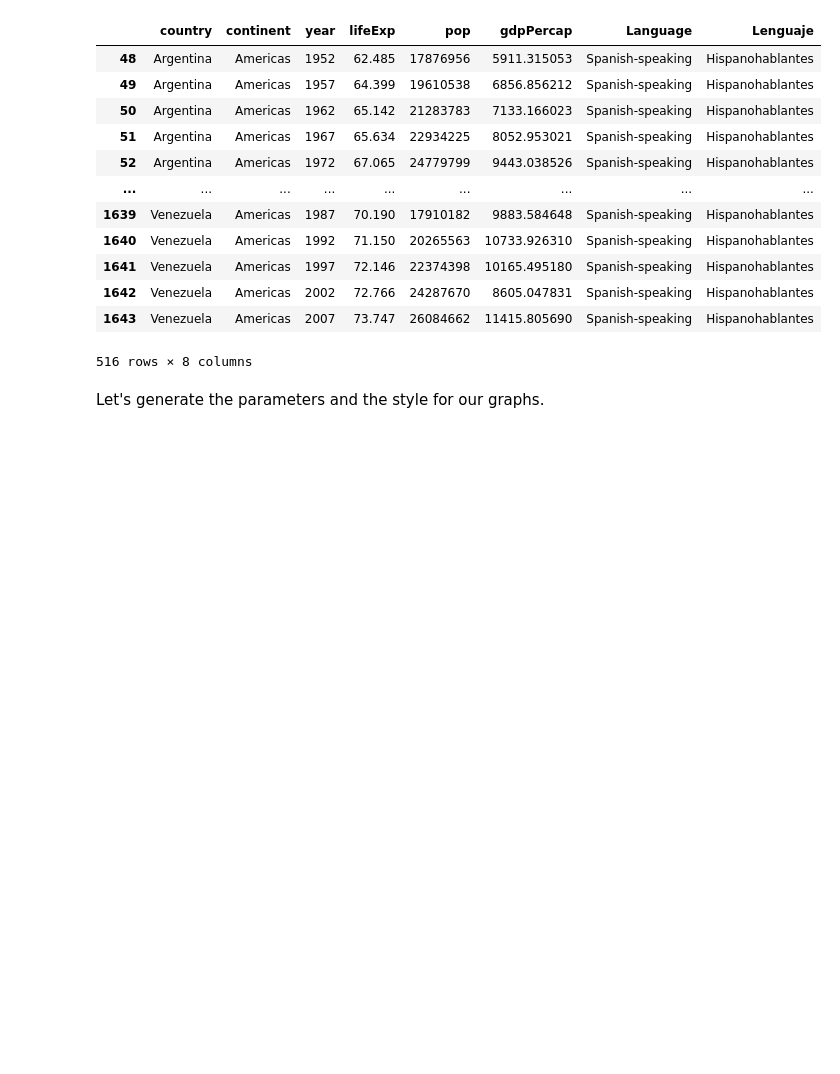
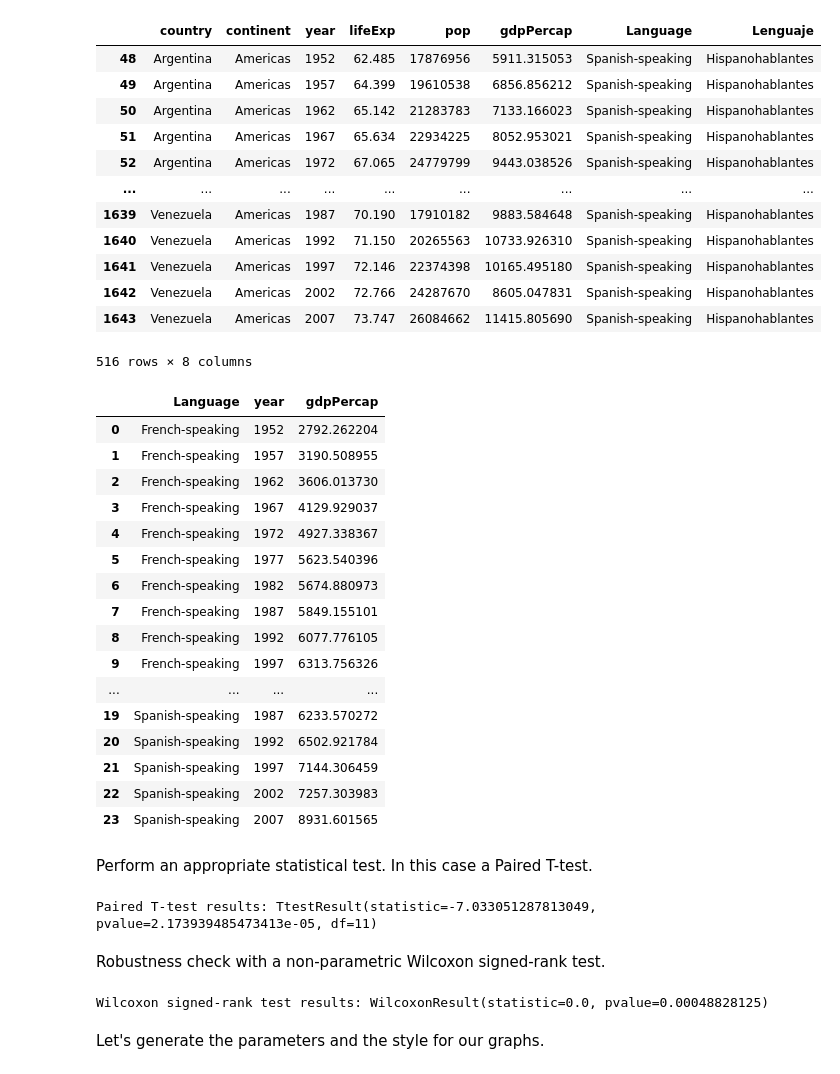
Before and after one commit to felipevalencla/spanish-language-poor, a Jupyter notebook: spanish_french_GDP.ipynb, the cells around one changed output. Saved outputs shown, nothing was run; the diff lists cells and outputs as text; code cells hidden in the pictures; blank space fills up the shorter version.

Commit message:
add paired test

```diff
--- a/spanish_french_GDP.ipynb
+++ b/spanish_french_GDP.ipynb
@@ -126,6 +126,51 @@ filtered_df
 | 1642 | Venezuela | Americas | 2002 | 72.766 | 24287670 | 8605.047831 | Spanish-speaking | Hispanohablantes |
 | 1643 | Venezuela | Americas | 2007 | 73.747 | 26084662 | 11415.805690 | Spanish-speaking | Hispanohablantes |
 516 rows × 8 columns
+# %%
+filtered_agg_df = filtered_df.groupby(['Language', 'year'])['gdpPercap'].mean().reset_index()
+filtered_agg_df
+# %% [output]
+|  | Language | year | gdpPercap |
+| 0 | French-speaking | 1952 | 2792.262204 |
+| 1 | French-speaking | 1957 | 3190.508955 |
+| 2 | French-speaking | 1962 | 3606.013730 |
+| 3 | French-speaking | 1967 | 4129.929037 |
+| 4 | French-speaking | 1972 | 4927.338367 |
+| 5 | French-speaking | 1977 | 5623.540396 |
+| 6 | French-speaking | 1982 | 5674.880973 |
+| 7 | French-speaking | 1987 | 5849.155101 |
+| 8 | French-speaking | 1992 | 6077.776105 |
+| 9 | French-speaking | 1997 | 6313.756326 |
+| ... | ... | ... | ... |
+| 19 | Spanish-speaking | 1987 | 6233.570272 |
+| 20 | Spanish-speaking | 1992 | 6502.921784 |
+| 21 | Spanish-speaking | 1997 | 7144.306459 |
+| 22 | Spanish-speaking | 2002 | 7257.303983 |
+| 23 | Spanish-speaking | 2007 | 8931.601565 |
+# %% [markdown]
+Perform an appropriate statistical test. In this case a Paired T-test.
+# %%
+import scipy.stats as stats
+
+# Pivot the data to ensure paired structure
+paired_df = filtered_agg_df.pivot(index='year', columns='Language', values='gdpPercap')
+
+# Perform paired t-test
+t_test_paired = stats.ttest_rel(paired_df['French-speaking'], paired_df['Spanish-speaking'])
+print("Paired T-test results:", t_test_paired)
+# %% [output]
+Paired T-test results: TtestResult(statistic=-7.033051287813049, pvalue=2.173939485473413e-05, df=11)
+# %% [markdown]
+Robustness check with a non-parametric Wilcoxon signed-rank test.
+# %%
+import scipy.stats as stats
+
+# Perform Wilcoxon signed-rank test (non-parametric alternative to paired t-test)
+wilcoxon_test = stats.wilcoxon(paired_df['French-speaking'], paired_df['Spanish-speaking'])
+
+print("Wilcoxon signed-rank test results:", wilcoxon_test)
+# %% [output]
+Wilcoxon signed-rank test results: WilcoxonResult(statistic=0.0, pvalue=0.00048828125)
 # %% [markdown]
 Let's generate the parameters and the style for our graphs.
 # %%
```
Also changed, not shown: parts of 2 cells of this notebook, 4 other files.
